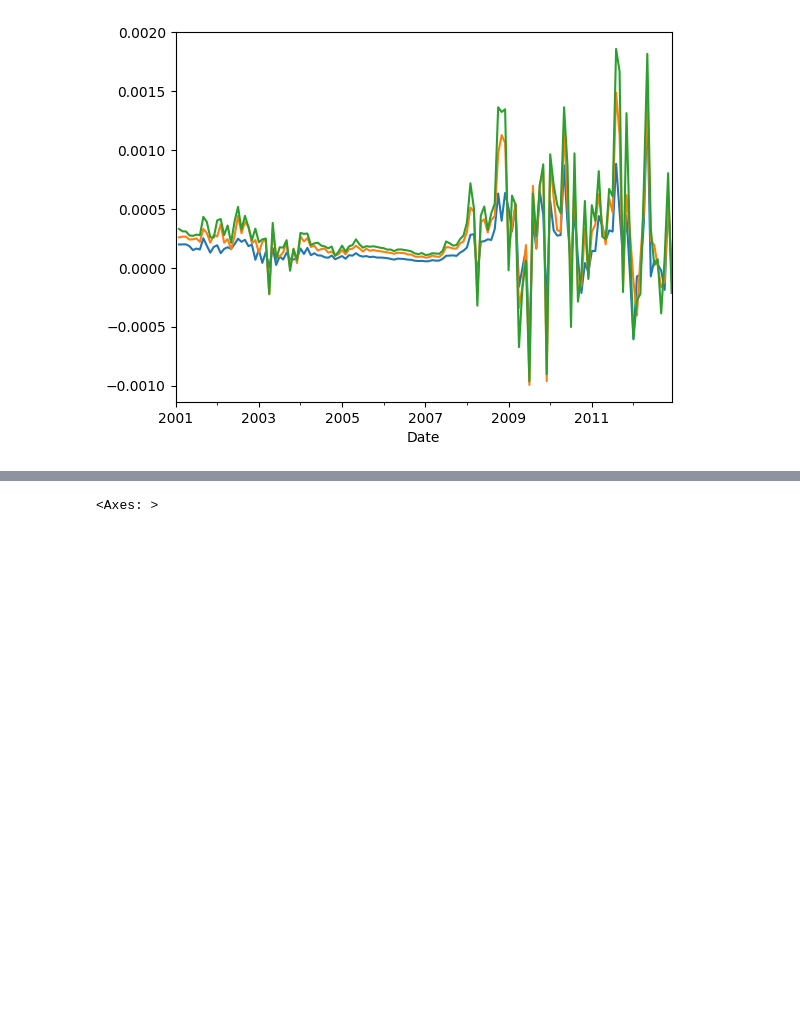
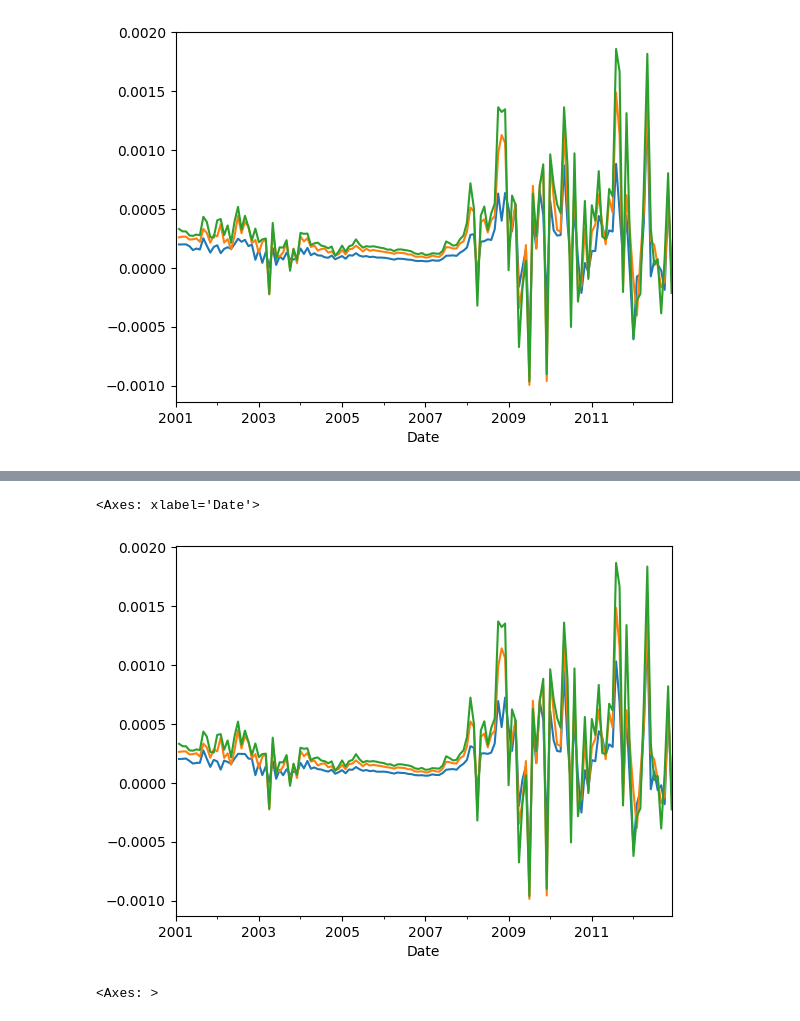
Before and after one commit to kausthub-keshava/P15_DANK, a Jupyter notebook: src/calc_CDS_return.ipynb, the cells around one changed output, grey strips where cells are left out. Cells and saved outputs as stored; diff of their text form; code cells hidden in the pictures; blank space fills up the shorter version.

```diff
--- a/src/calc_CDS_return.ipynb
+++ b/src/calc_CDS_return.ipynb
@@ -95,3 +219,11 @@ cds_return_paper['cds_3'].plot()
+# %%
+cds_return_paper = return_wt[return_wt.index <= '2012-12-31']
+cds_return_paper['cds_1'].plot()
+cds_return_paper['cds_2'].plot()
+cds_return_paper['cds_3'].plot()
+# %% [output]
+<Axes: xlabel='Date'>
+[figure, added]
 # %%
 actual_return['CDS_01'].plot()
 actual_return['CDS_02'].plot()
```
Also changed, not shown: parts of 17 cells of this notebook, 1 other file.
